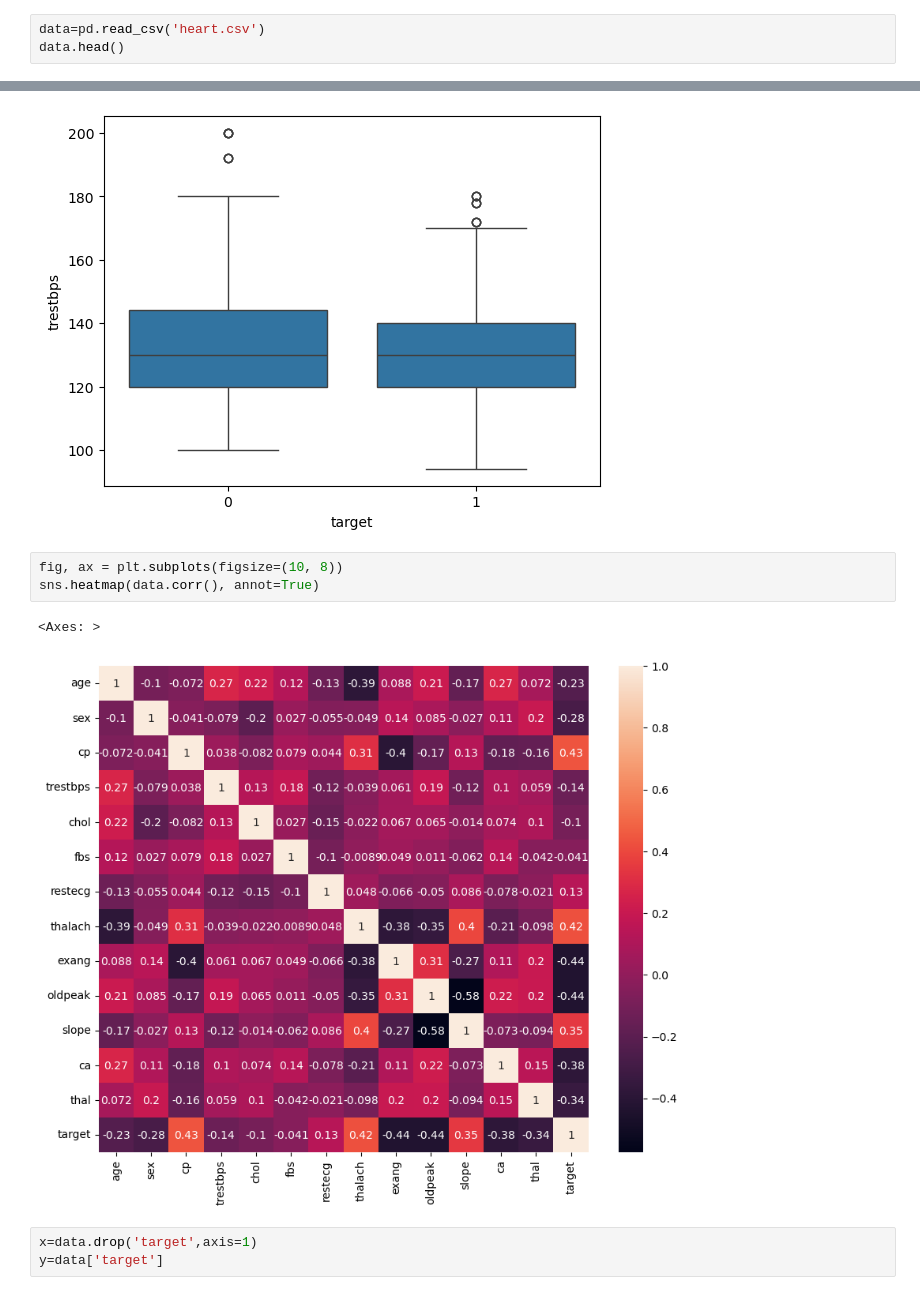
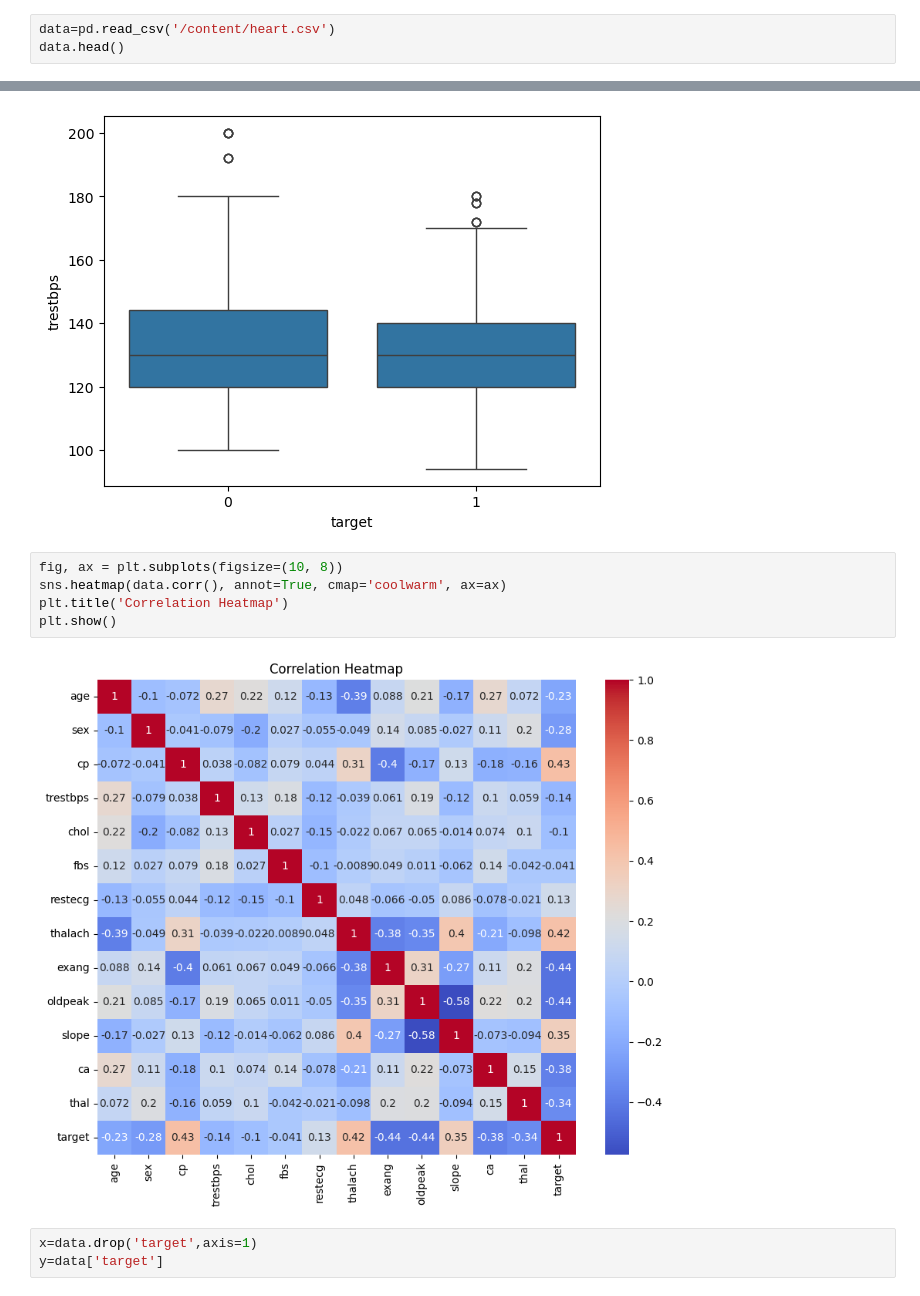
Before and after one commit to akashkorupolu/mini-project, a Jupyter notebook: heart_disease_prediction.ipynb, the cells around one changed output, grey strips where cells are left out. Cells and saved outputs as stored; diff of their text form.

```diff
--- a/heart_disease_prediction.ipynb
+++ b/heart_disease_prediction.ipynb
@@ -6,7 +8,7 @@ import seaborn as sns
 # %% [markdown]
 **Importing the dataset**
 # %%
-data=pd.read_csv('heart.csv')
+data=pd.read_csv('/content/heart.csv')
 data.head()
 # %% [output]
 |  | age | sex | cp | trestbps | chol | fbs | restecg | thalach | exang | oldpeak | slope | ... |
@@ -139,10 +179,11 @@ sns.boxplot(x='target', y='trestbps', data=data)
 [figure]
 # %%
 fig, ax = plt.subplots(figsize=(10, 8))
-sns.heatmap(data.corr(), annot=True)
+sns.heatmap(data.corr(), annot=True, cmap='coolwarm', ax=ax)
+plt.title('Correlation Heatmap')
+plt.show()
 # %% [output]
-<Axes: >
-[figure, old version]
+[figure, new version]
 # %%
 x=data.drop('target',axis=1)
 y=data['target']
```
Also changed, not shown: parts of 12 cells of this notebook.
